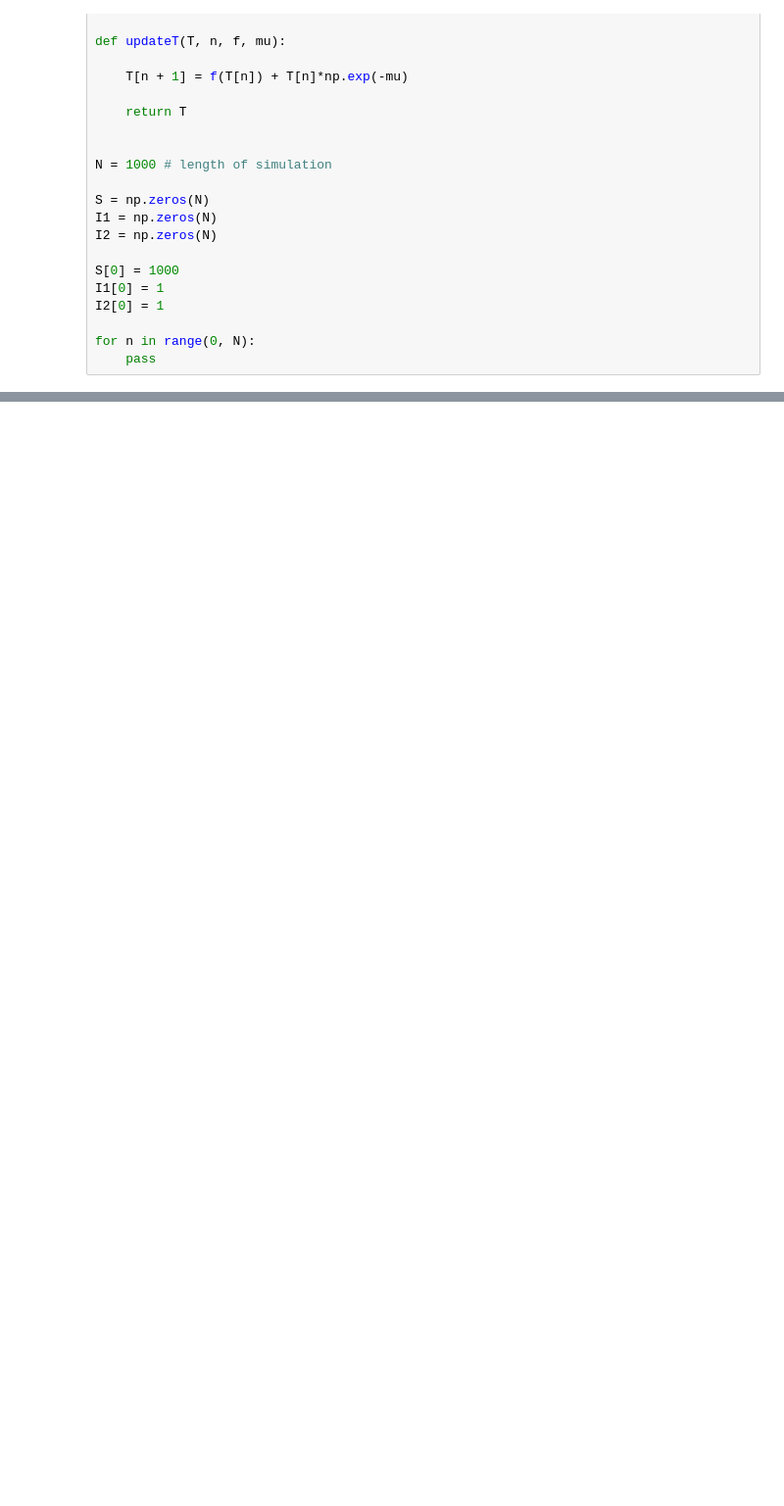
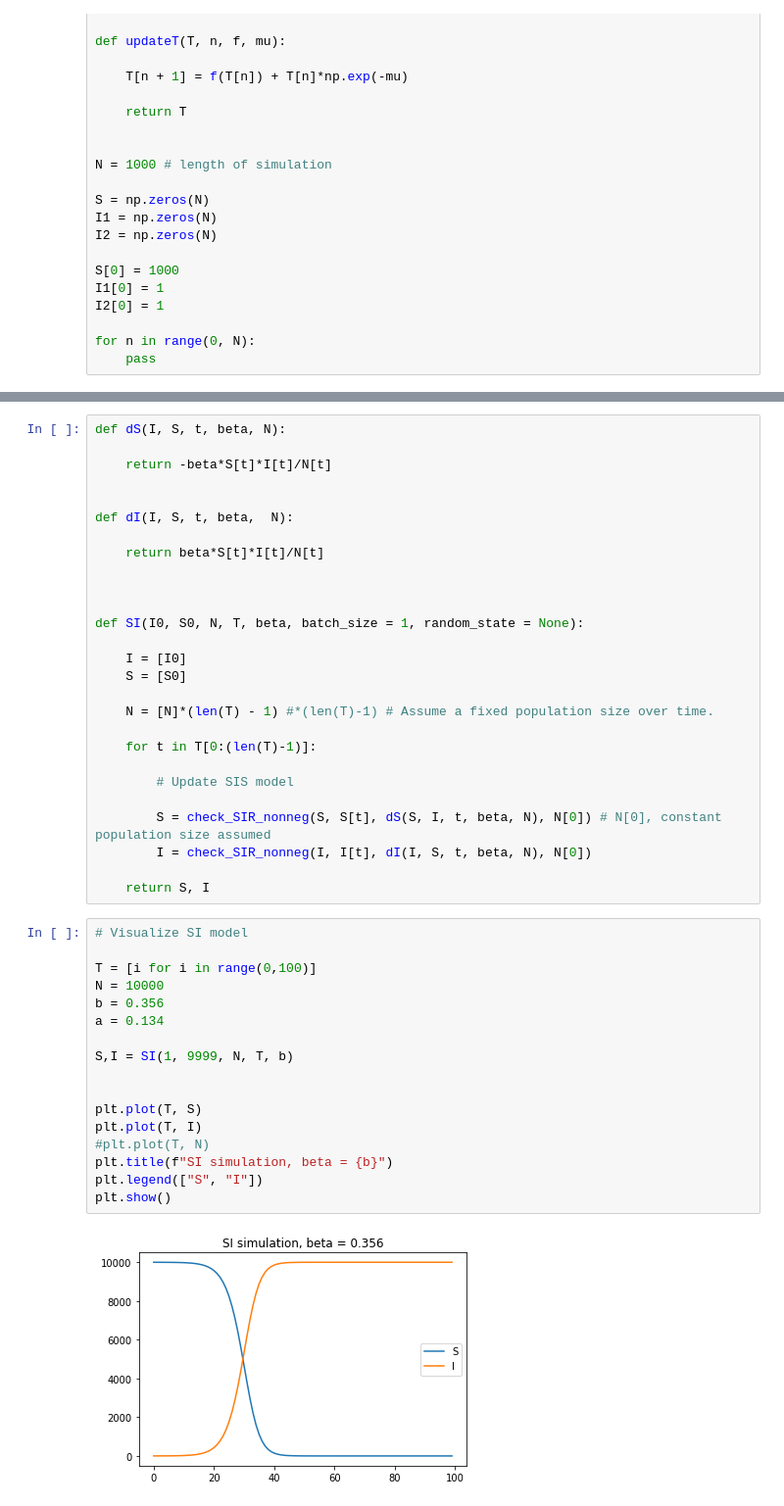
Before and after one commit to fanoja/Ecoli-R0, a Jupyter notebook: SIR models.ipynb, the cells around one changed output, grey strips where cells are left out. Shown: that part at 98% size. Drawn from its saved outputs; the diff is of its cells as text; blank space fills up the shorter version.

```diff
--- a/SIR models.ipynb
+++ b/SIR models.ipynb
@@ -329,0 +387,46 @@ for n in range(0, N):
+# %%
+def dS(I, S, t, beta, N):
+
+    return -beta*S[t]*I[t]/N[t]
+
+
+def dI(I, S, t, beta,  N):
+
+    return beta*S[t]*I[t]/N[t]
+
+
+
+def SI(I0, S0, N, T, beta, batch_size = 1, random_state = None):
+
+    I = [I0]
+    S = [S0]
+
+    N = [N]*(len(T) - 1) #*(len(T)-1) # Assume a fixed population size over time.
+
+    for t in T[0:(len(T)-1)]:
+
+        # Update SIS model
+
+        S = check_SIR_nonneg(S, S[t], dS(S, I, t, beta, N), N[0]) # N[0], constant population size assumed
+        I = check_SIR_nonneg(I, I[t], dI(I, S, t, beta, N), N[0])
+
+    return S, I
+# %%
+# Visualize SI model
+
+T = [i for i in range(0,100)]
+N = 10000
+b = 0.356
+a = 0.134
+
+S,I = SI(1, 9999, N, T, b)
+
+
+plt.plot(T, S)
+plt.plot(T, I)
+#plt.plot(T, N)
+plt.title(f"SI simulation, beta = {b}")
+plt.legend(["S", "I"])
+plt.show()
+# %% [output]
+[figure, added]
```
Also changed, not shown: parts of 5 cells of this notebook.
